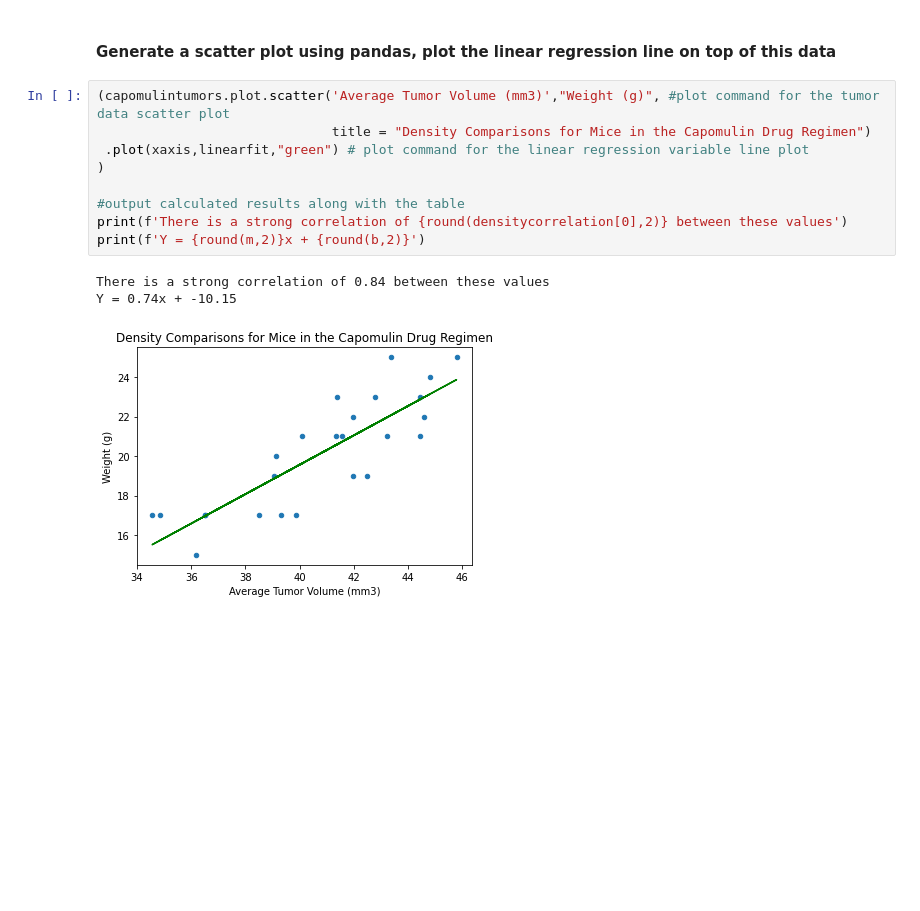
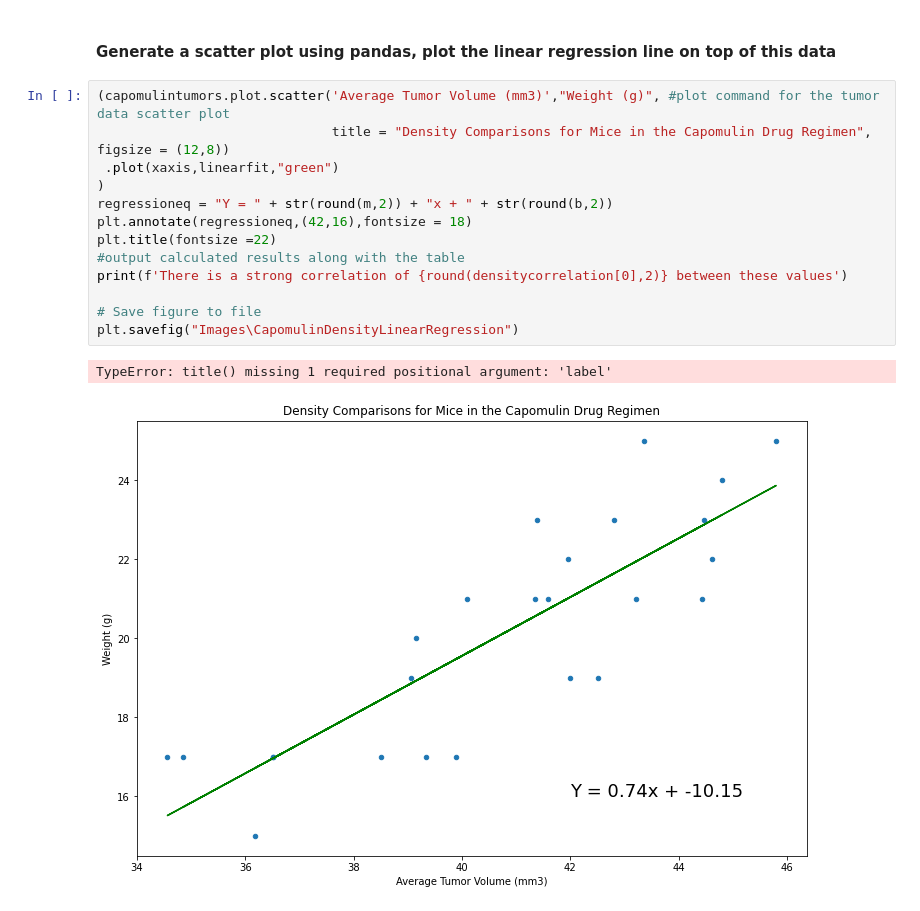
Before and after one commit to bakerv/Data-Visualization-Matplotlib, a Jupyter notebook: main.ipynb, the cells around one changed output. Saved outputs shown, nothing was run; the diff lists cells and outputs as text; blank space fills up the shorter version.

```diff
--- a/main.ipynb
+++ b/main.ipynb
@@ -576,14 +581,17 @@ densitycorrelation = st.pearsonr(capomulintumors['Average Tumor Volume (mm3)'],
 #### Generate a scatter plot using pandas, plot the linear regression line on top of this data
 # %%
 (capomulintumors.plot.scatter('Average Tumor Volume (mm3)',"Weight (g)", #plot command for the tumor data scatter plot
-                              title = "Density Comparisons for Mice in the Capomulin Drug Regimen")
- .plot(xaxis,linearfit,"green") # plot command for the linear regression variable line plot
+                              title = "Density Comparisons for Mice in the Capomulin Drug Regimen", figsize = (12,8))
+ .plot(xaxis,linearfit,"green")
 )
-
+regressioneq = "Y = " + str(round(m,2)) + "x + " + str(round(b,2))
+plt.annotate(regressioneq,(42,16),fontsize = 18)
+plt.title(fontsize =22)
 #output calculated results along with the table
 print(f'There is a strong correlation of {round(densitycorrelation[0],2)} between these values')
-print(f'Y = {round(m,2)}x + {round(b,2)}')
+
+# Save figure to file
+plt.savefig("Images\CapomulinDensityLinearRegression")
 # %% [output]
-There is a strong correlation of 0.84 between these values
-Y = 0.74x + -10.15
+TypeError: title() missing 1 required positional argument: 'label'
-[figure, old version]
+[figure, new version]
```
Also changed, not shown: parts of 14 cells of this notebook, 12 other files.
